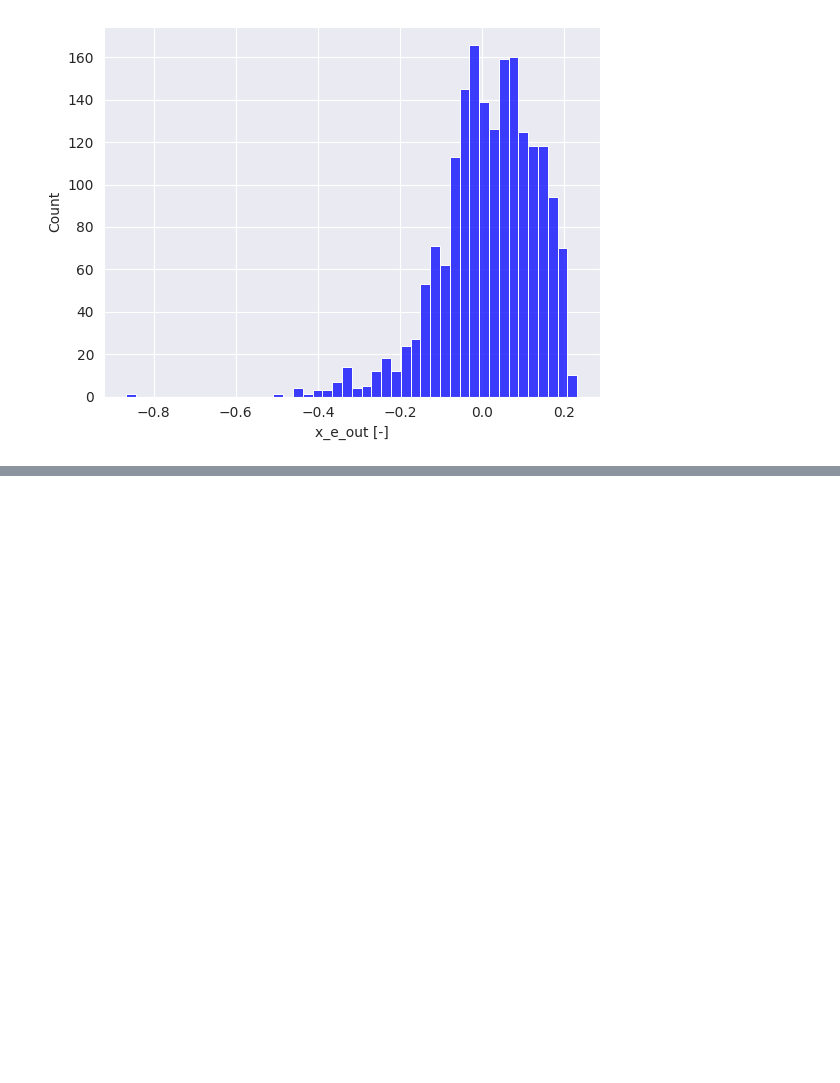
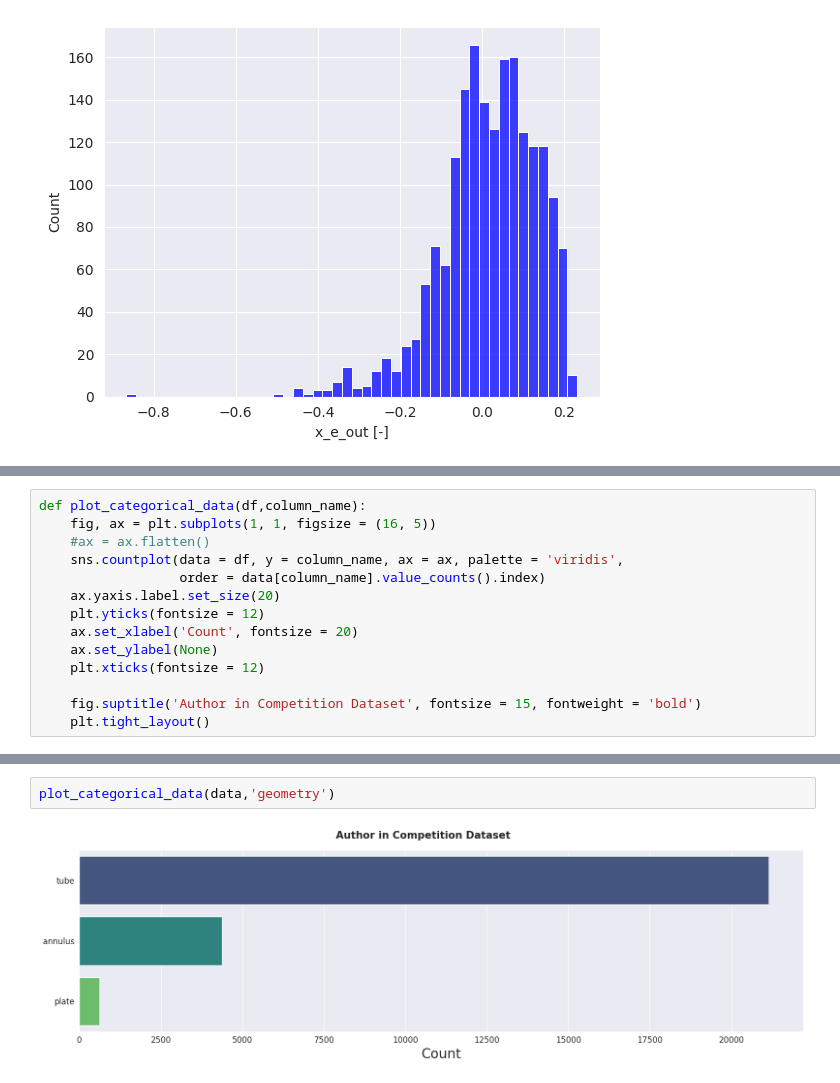
Before and after one commit to averma111/Kaggle_Competition, a Jupyter notebook: pytorch-ps3e15-regression.ipynb, the cells around one changed output, grey strips where cells are left out. Drawn from its saved outputs; the diff is of its cells as text; blank space fills up the shorter version.

```diff
--- a/pytorch-ps3e15-regression.ipynb
+++ b/pytorch-ps3e15-regression.ipynb
@@ -83,0 +109,14 @@ sns.histplot(original,x='x_e_out [-]',color='b')
+# %%
+def plot_categorical_data(df,column_name):
+    fig, ax = plt.subplots(1, 1, figsize = (16, 5))
+    #ax = ax.flatten()
+    sns.countplot(data = df, y = column_name, ax = ax, palette = 'viridis',
+                  order = data[column_name].value_counts().index)
+    ax.yaxis.label.set_size(20)
+    plt.yticks(fontsize = 12)
+    ax.set_xlabel('Count', fontsize = 20)
+    ax.set_ylabel(None)
+    plt.xticks(fontsize = 12)
+
+    fig.suptitle('Author in Competition Dataset', fontsize = 15, fontweight = 'bold')
+    plt.tight_layout()
@@ -83,0 +126,4 @@ sns.histplot(original,x='x_e_out [-]',color='b')
+# %%
+plot_categorical_data(data,'geometry')
+# %% [output]
+[figure, added]
```
Also changed, not shown: parts of 4 cells of this notebook.
